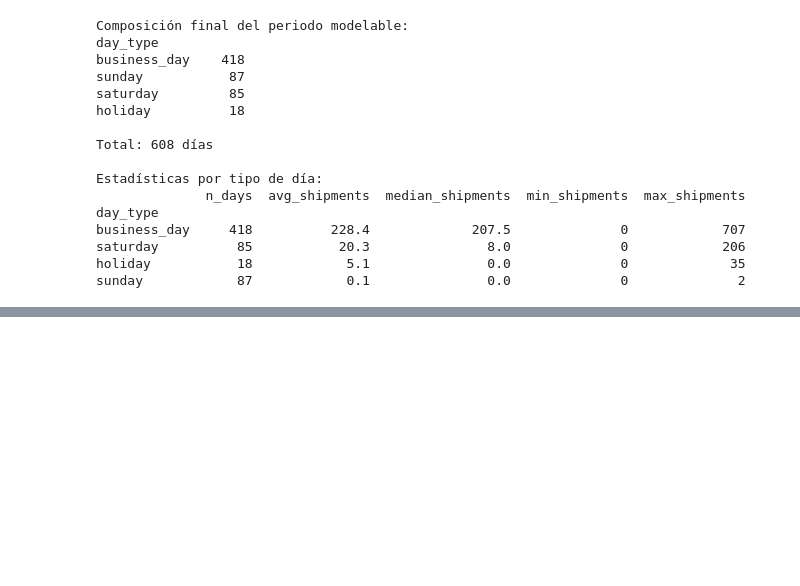
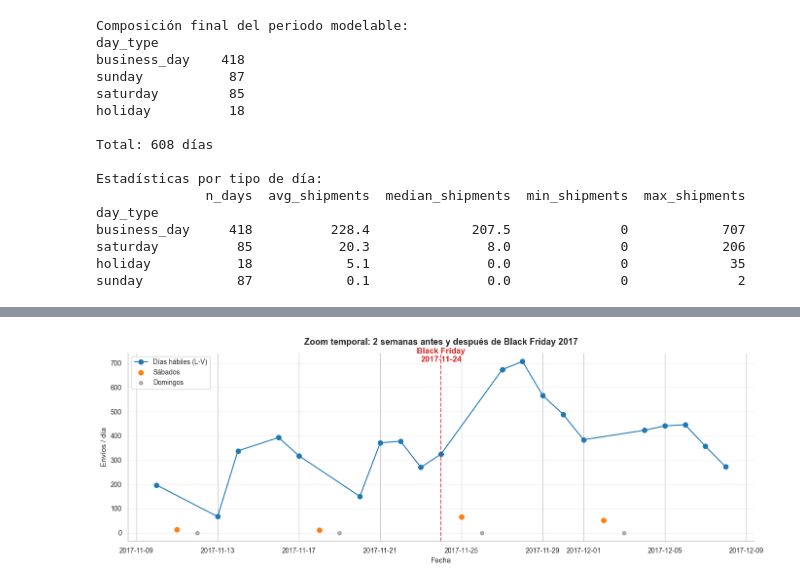
Before and after one commit to JulioPradenas/meli-shipping-forecast, a Jupyter notebook: notebooks/01_eda_temporal.ipynb, the cells around one changed output, grey strips where cells are left out. Drawn from its saved outputs; the diff is of its cells as text; code cells hidden in the pictures; blank space fills up the shorter version.

```diff
--- a/notebooks/01_eda_temporal.ipynb
+++ b/notebooks/01_eda_temporal.ipynb
@@ -594,0 +839,75 @@ sunday            87            0.1               0.0              0
+# %%
+# Zoom Black Friday 2017: análisis del periodo extendido
+# Black Friday cae el último viernes de noviembre. En 2017 fue el 24-nov.
+bf_2017 = pd.Timestamp("2017-11-24")
+window_start = bf_2017 - pd.Timedelta(days=14)
+window_end = bf_2017 + pd.Timedelta(days=14)
+
+bf_window = df_national_clean[
+    (df_national_clean["shipment_date"] >= window_start)
+    & (df_national_clean["shipment_date"] <= window_end)
+].copy()
+bf_window["days_from_bf"] = (bf_window["shipment_date"] - bf_2017).dt.days
+
+# Plot: zoom temporal
+fig, ax = plt.subplots(figsize=(14, 5))
+
+# Líneas separadas por tipo de día para mejor lectura
+business_bf = bf_window[bf_window["is_business_day"]]
+saturday_bf = bf_window[bf_window["day_type"] == "saturday"]
+sunday_bf = bf_window[bf_window["day_type"] == "sunday"]
+
+ax.plot(
+    business_bf["shipment_date"],
+    business_bf["n_shipments_total"],
+    "o-",
+    color=PALETTE[0],
+    label="Días hábiles (L-V)",
+    linewidth=1.5,
+    markersize=7,
+)
+ax.scatter(
+    saturday_bf["shipment_date"],
+    saturday_bf["n_shipments_total"],
+    color=PALETTE[1],
+    s=50,
+    label="Sábados",
+    zorder=3,
+)
+ax.scatter(
+    sunday_bf["shipment_date"],
+    sunday_bf["n_shipments_total"],
+    color="grey",
+    s=30,
+    alpha=0.6,
+    label="Domingos",
+    zorder=3,
+)
+
+# Marcar Black Friday
+ax.axvline(bf_2017, color=PALETTE[3], linestyle="--", linewidth=1.5, alpha=0.8)
+ax.annotate(
+    "Black Friday\n2017-11-24",
+    xy=(bf_2017, ax.get_ylim()[1] * 0.95),
+    ha="center",
+    color=PALETTE[3],
+    fontweight="bold",
+)
+
+ax.set_title("Zoom temporal: 2 semanas antes y después de Black Friday 2017", pad=12)
+ax.set_xlabel("Fecha")
+ax.set_ylabel("Envíos / día")
+ax.legend(loc="upper left")
+ax.grid(axis="y", alpha=0.3)
+
+plt.tight_layout()
+plt.show()
+
+# Resumen numérico
+print("\nValores diarios en la ventana de Black Friday:")
+print(
+    bf_window[["shipment_date", "day_type", "n_shipments_total", "days_from_bf"]]
+    .to_string(index=False)
+)
+# %% [output]
+[figure, added]
```
Also changed, not shown: parts of 19 cells of this notebook.
